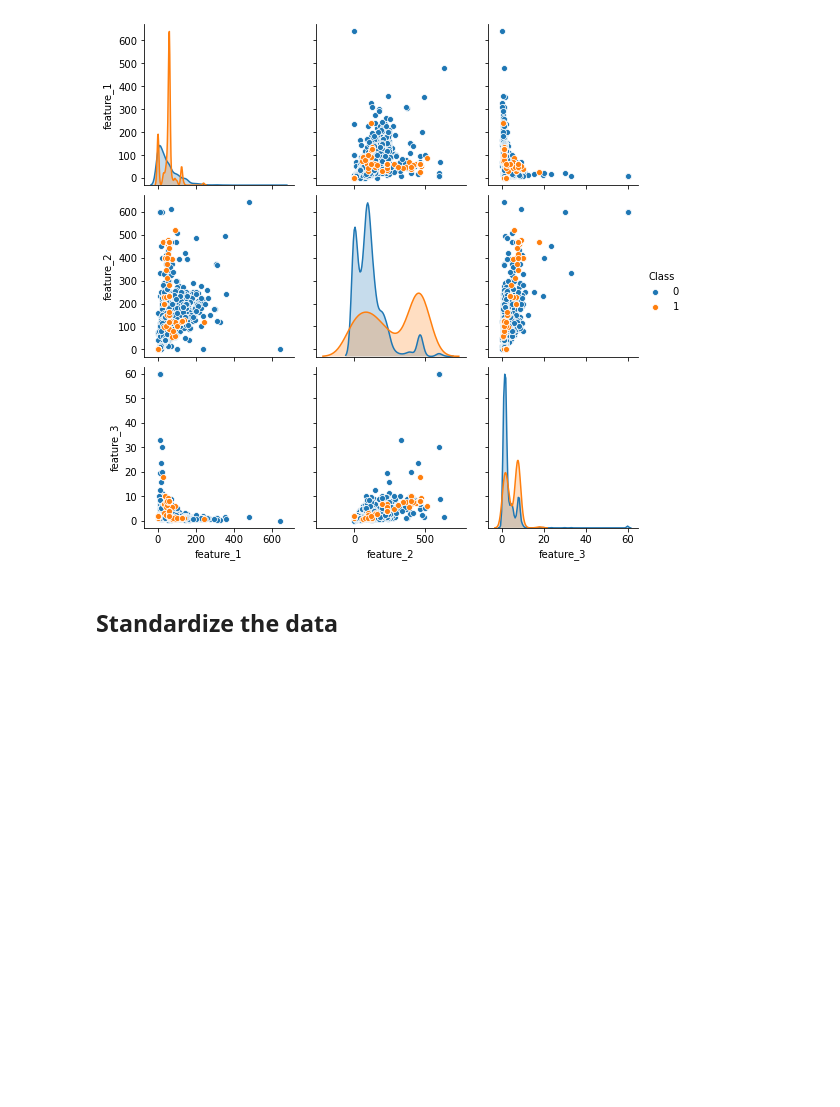
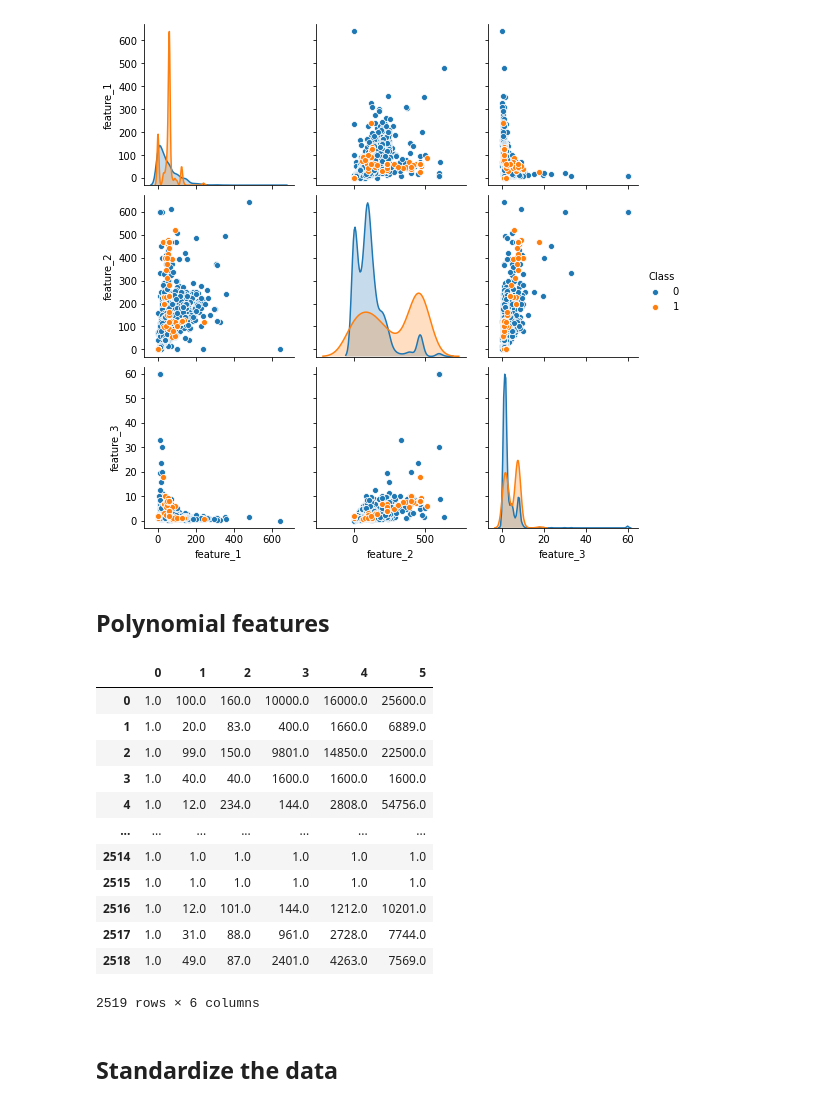
Before and after one commit to venkat-krish/machinehack, a Jupyter notebook: #18-Anomaly Detection/Anomaly Detection.ipynb, the cells around one changed output. Drawn from its saved outputs; the diff is of its cells as text; code cells hidden in the pictures; blank space fills up the shorter version.

```diff
--- a/#18-Anomaly Detection/Anomaly Detection.ipynb
+++ b/#18-Anomaly Detection/Anomaly Detection.ipynb
@@ -131,6 +140,37 @@ plt.show()
 # %% [output]
 <Figure size 720x504 with 0 Axes>
 [figure]
+# %% [markdown]
+## Polynomial features
+# %%
+train_data['train_or_test'] = 0
+test_data['train_or_test'] = 1
+
+# Combine train and test data
+combined_set = pd.concat([train_data, test_data], axis=0)
+# %%
+poly = PolynomialFeatures(2, interaction_only=False)
+
+interactive_features = poly.fit_transform(combined_set[['feature_1', 'feature_2']])
+# %%
+# Converting array into a Dataframe
+X_poly = pd.DataFrame(interactive_features)
+# %%
+X_poly
+# %% [output]
+|  | 0 | 1 | 2 | 3 | 4 | 5 |
+| 0 | 1.0 | 100.0 | 160.0 | 10000.0 | 16000.0 | 25600.0 |
+| 1 | 1.0 | 20.0 | 83.0 | 400.0 | 1660.0 | 6889.0 |
+| 2 | 1.0 | 99.0 | 150.0 | 9801.0 | 14850.0 | 22500.0 |
+| 3 | 1.0 | 40.0 | 40.0 | 1600.0 | 1600.0 | 1600.0 |
+| 4 | 1.0 | 12.0 | 234.0 | 144.0 | 2808.0 | 54756.0 |
+| ... | ... | ... | ... | ... | ... | ... |
+| 2514 | 1.0 | 1.0 | 1.0 | 1.0 | 1.0 | 1.0 |
+| 2515 | 1.0 | 1.0 | 1.0 | 1.0 | 1.0 | 1.0 |
+| 2516 | 1.0 | 12.0 | 101.0 | 144.0 | 1212.0 | 10201.0 |
+| 2517 | 1.0 | 31.0 | 88.0 | 961.0 | 2728.0 | 7744.0 |
+| 2518 | 1.0 | 49.0 | 87.0 | 2401.0 | 4263.0 | 7569.0 |
+2519 rows × 6 columns
 # %% [markdown]
 ## Standardize the data
 # %%
```
Also changed, not shown: parts of 18 cells of this notebook.
